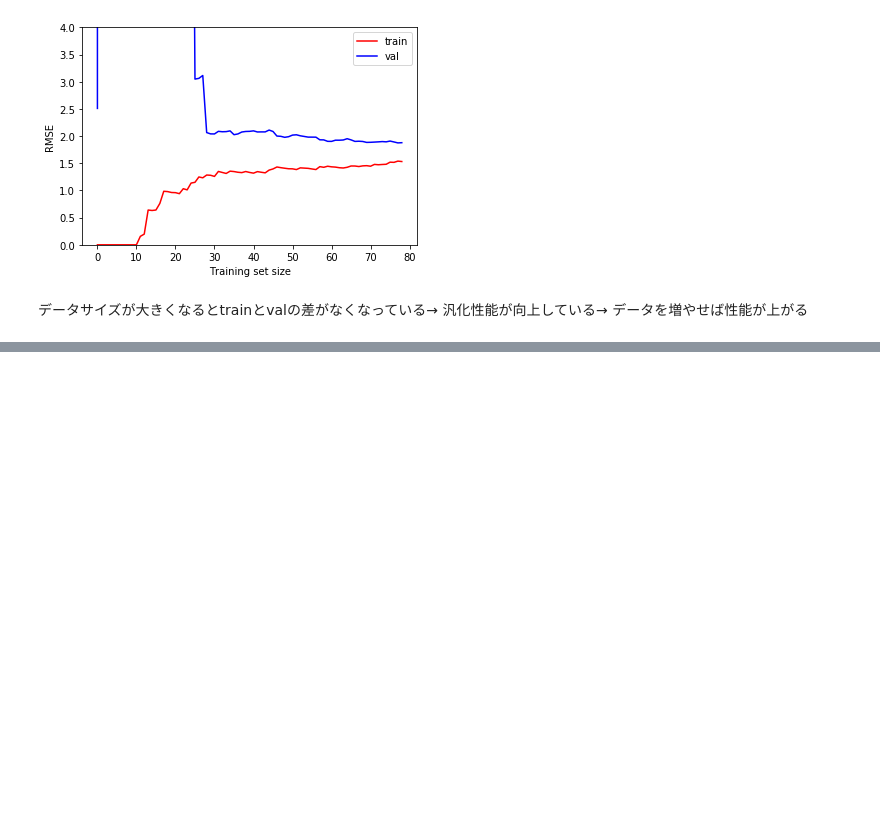
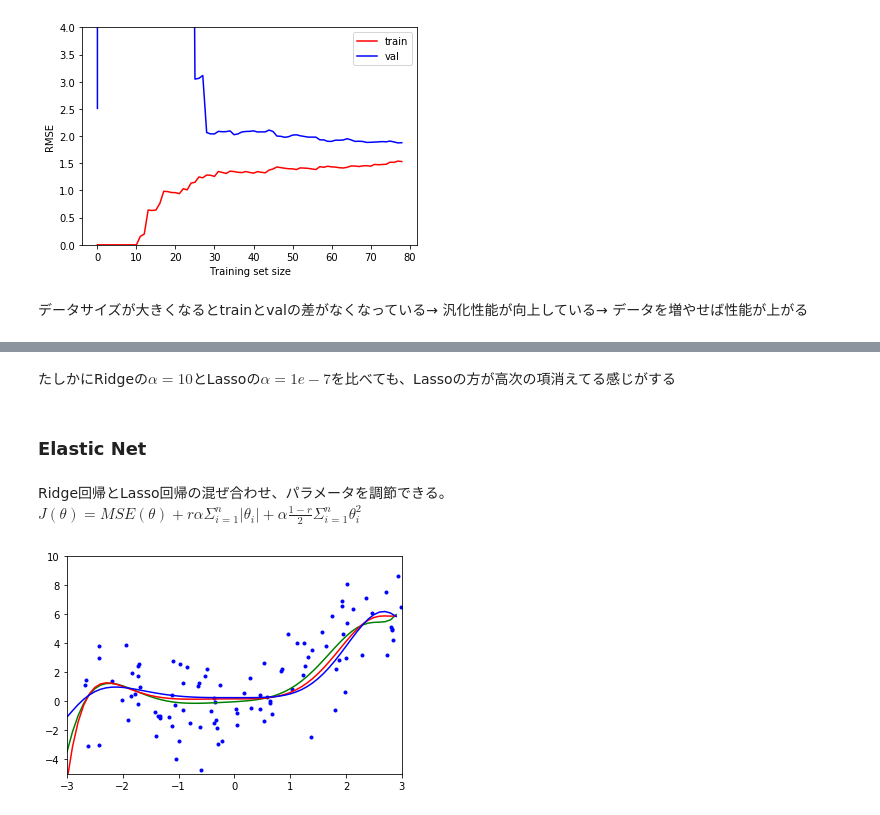
Before and after one commit to NCC-AI/Study, a Jupyter notebook: programs/sklearn_regression/regression_sklearn.ipynb, the cells around one changed output, grey strips where cells are left out. Drawn from its saved outputs; the diff is of its cells as text; code cells hidden in the pictures; blank space fills up the shorter version.

```diff
--- a/programs/sklearn_regression/regression_sklearn.ipynb
+++ b/programs/sklearn_regression/regression_sklearn.ipynb
@@ -238,0 +296,32 @@ plot_learning_curves(polynomial_regression, X, y)
+# %% [markdown]
+たしかにRidgeの$\alpha=10$とLassoの$\alpha=1e-7$を比べても、Lassoの方が高次の項消えてる感じがする
+# %% [markdown]
+### Elastic Net
+# %% [markdown]
+Ridge回帰とLasso回帰の混ぜ合わせ、パラメータを調節できる。<br>
+$J(\theta) = MSE(\theta) + r\alpha\Sigma_{i=1}^n{|\theta_i|} + \alpha \frac{1-r}{2} \Sigma_{i=1}^n{\theta_i^2}$
+# %%
+from sklearn.linear_model import ElasticNet
+
+from sklearn.linear_model import Ridge
+poly_features_over = PolynomialFeatures(degree = 10, include_bias = False) # Choose degree of polynomial
+X_over = poly_features_over.fit_transform(X)
+
+alph = 1
+l1_ratio_array = [0, 0.5, 1]
+y_predict_over = np.zeros((len(l1_ratio_array), len(X_new)))
+for i, l1_ratio in enumerate(l1_ratio_array):
+    elastic_net = ElasticNet(alpha=alph, l1_ratio = l1_ratio) # Solve Ridge regression with closed form
+    elastic_net.fit(X_over, y)
+    y_predict_over[i] = elastic_net.predict(poly_features_over.fit_transform(X_new))
+
+plt.plot(X, y, 'b.')
+plt.plot(X_new, y_predict_over[0], 'g')
+plt.plot(X_new, y_predict_over[1], 'r')
+plt.plot(X_new, y_predict_over[2], 'b')
+plt.ylim([-5, 10])
+plt.xlim([-3, 3])
+# plt.legend(('Data', 'r='+str(l1_ratio_array[0]), 'r='+str(l1_ratio_array[1]), 'r='+str(l1_ratio_array[2])))
+plt.show()
+# %% [output]
+[figure, added]
```
Also changed, not shown: parts of 29 cells of this notebook.
